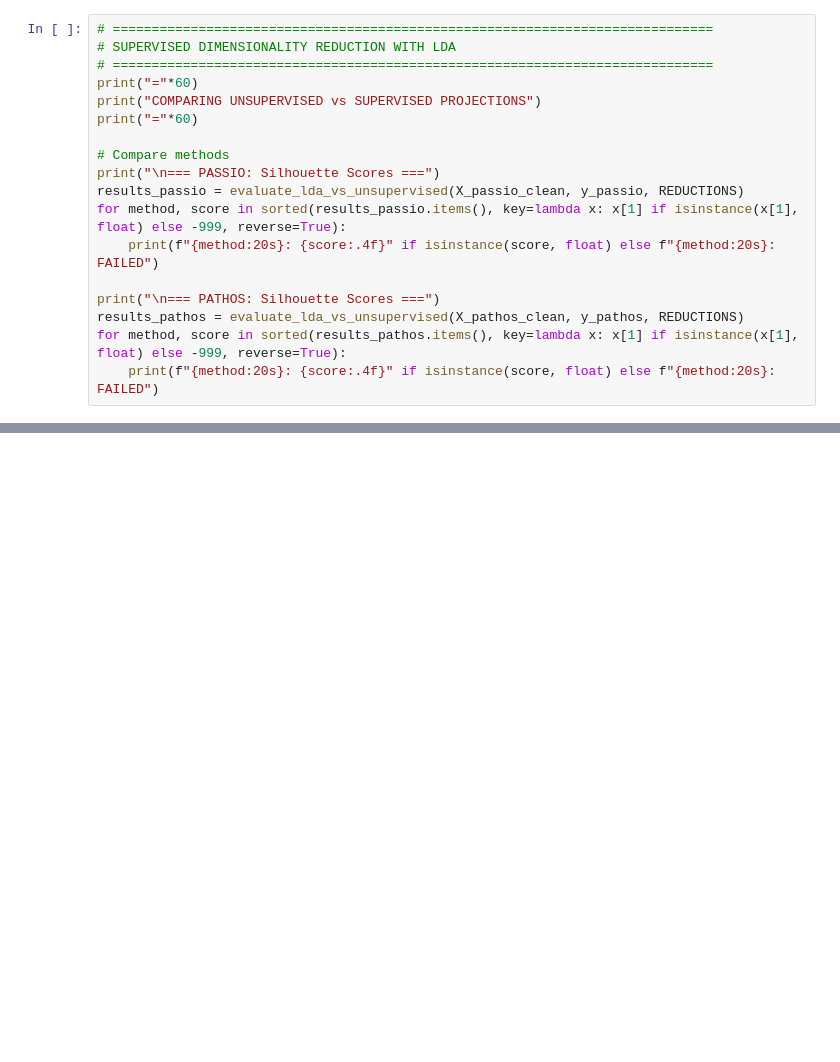
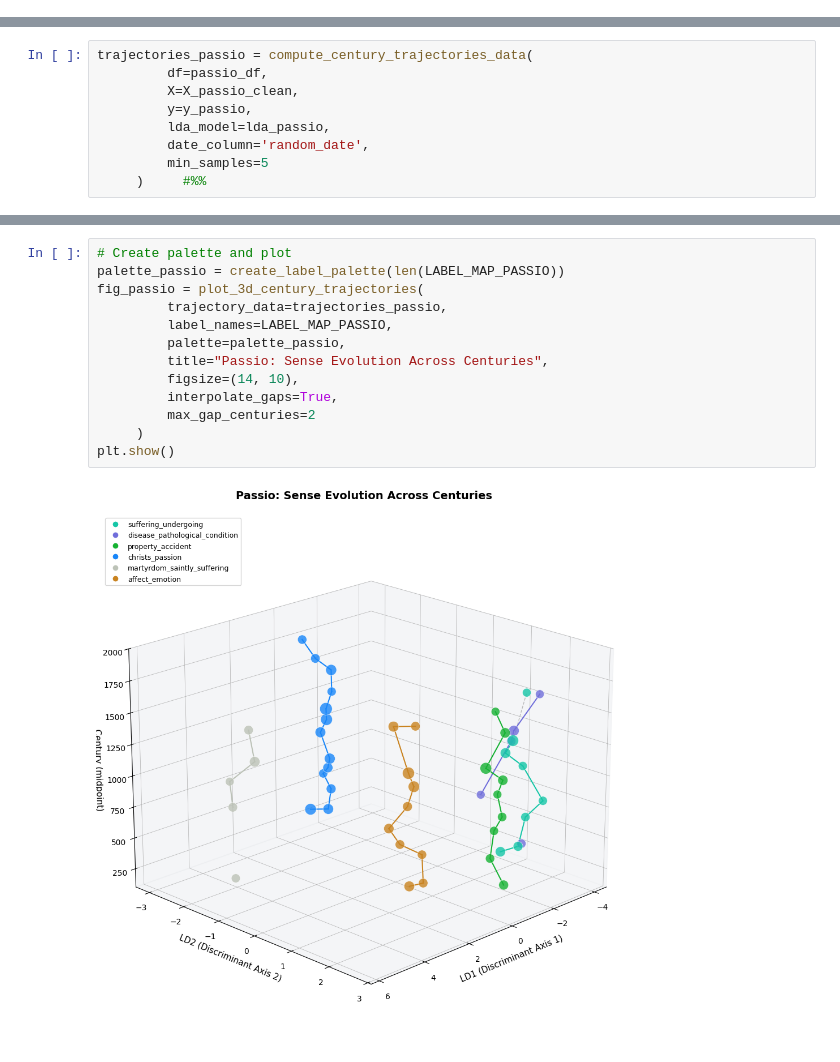
Before and after one commit to CCS-ZCU/phylosen_pilot, a Jupyter notebook: scripts/4_projections.ipynb, the cells around one changed output, grey strips where cells are left out. Cells and saved outputs as stored; diff of their text form; blank space fills up the shorter version.

Commit message:
sense lineage plot functioning

```diff
--- a/scripts/4_projections.ipynb
+++ b/scripts/4_projections.ipynb
@@ -410,18 +58,0 @@ plt.show()
-# %%
-# =============================================================================
-# SUPERVISED DIMENSIONALITY REDUCTION WITH LDA
-# =============================================================================
-print("="*60)
-print("COMPARING UNSUPERVISED vs SUPERVISED PROJECTIONS")
-print("="*60)
-
-# Compare methods
-print("\n=== PASSIO: Silhouette Scores ===")
-results_passio = evaluate_lda_vs_unsupervised(X_passio_clean, y_passio, REDUCTIONS)
-for method, score in sorted(results_passio.items(), key=lambda x: x[1] if isinstance(x[1], float) else -999, reverse=True):
-    print(f"{method:20s}: {score:.4f}" if isinstance(score, float) else f"{method:20s}: FAILED")
-
-print("\n=== PATHOS: Silhouette Scores ===")
-results_pathos = evaluate_lda_vs_unsupervised(X_pathos_clean, y_pathos, REDUCTIONS)
-for method, score in sorted(results_pathos.items(), key=lambda x: x[1] if isinstance(x[1], float) else -999, reverse=True):
-    print(f"{method:20s}: {score:.4f}" if isinstance(score, float) else f"{method:20s}: FAILED")
@@ -604,0 +228,9 @@ print("Branching points indicate sense splits; convergence indicates semantic bl
+# %%
+trajectories_passio = compute_century_trajectories_data(
+         df=passio_df,
+         X=X_passio_clean,
+         y=y_passio,
+         lda_model=lda_passio,
+         date_column='random_date',
+         min_samples=5
+     )     #%%
@@ -604,0 +286,15 @@ print("Branching points indicate sense splits; convergence indicates semantic bl
+# %%
+# Create palette and plot
+palette_passio = create_label_palette(len(LABEL_MAP_PASSIO))
+fig_passio = plot_3d_century_trajectories(
+         trajectory_data=trajectories_passio,
+         label_names=LABEL_MAP_PASSIO,
+         palette=palette_passio,
+         title="Passio: Sense Evolution Across Centuries",
+         figsize=(14, 10),
+         interpolate_gaps=True,
+         max_gap_centuries=2
+     )
+plt.show()
+# %% [output]
+[figure, added]
```
Also changed, not shown: parts of 25 cells of this notebook, 3 other files.
